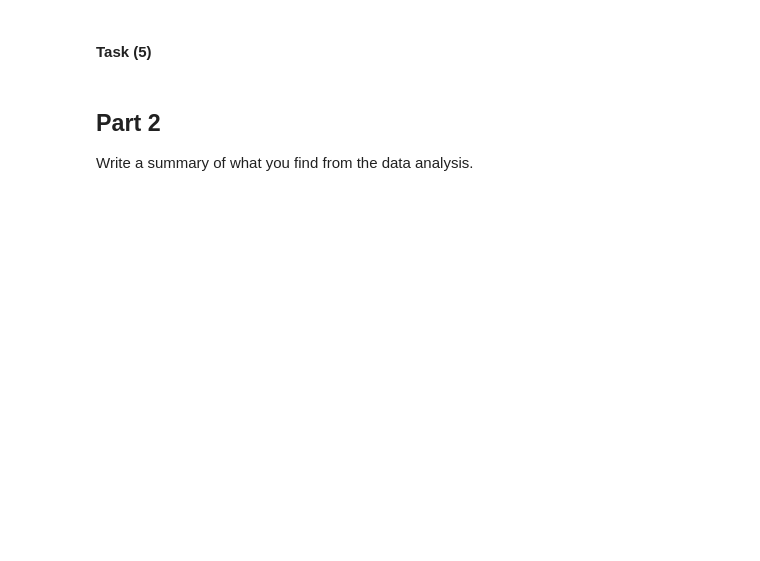
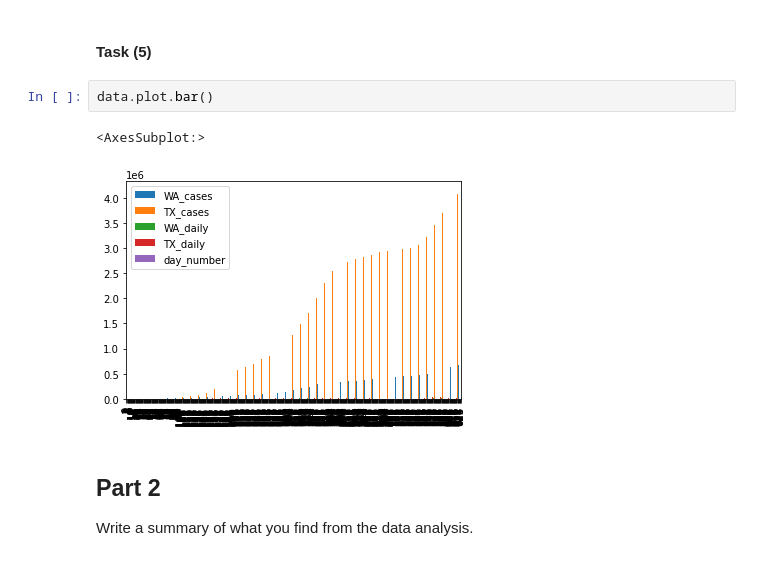
Before and after one commit to babywrath/TW3, a Jupyter notebook: EDA_COVID19.ipynb, the cells around one changed output. Drawn from its saved outputs; the diff is of its cells as text; blank space fills up the shorter version.

```diff
--- a/EDA_COVID19.ipynb
+++ b/EDA_COVID19.ipynb
@@ -255,5 +298,10 @@ data.head()
 # %% [markdown]
 #### Task (5)
+# %%
+data.plot.bar()
+# %% [output]
+<AxesSubplot:>
+[figure, added]
 # %% [markdown]
 ## Part 2
 
```
Also changed, not shown: parts of 12 cells of this notebook.
